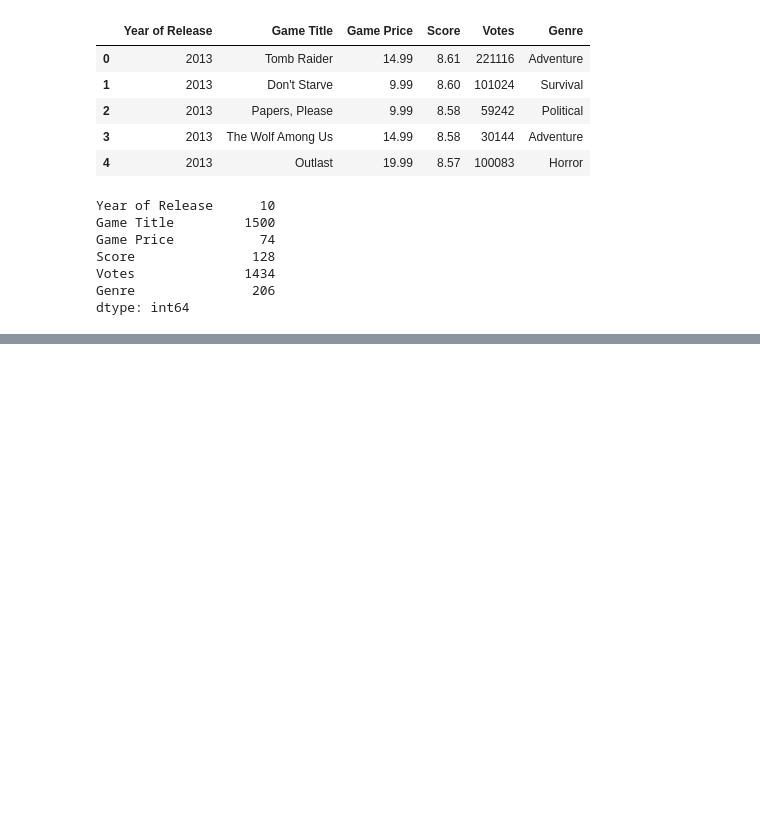
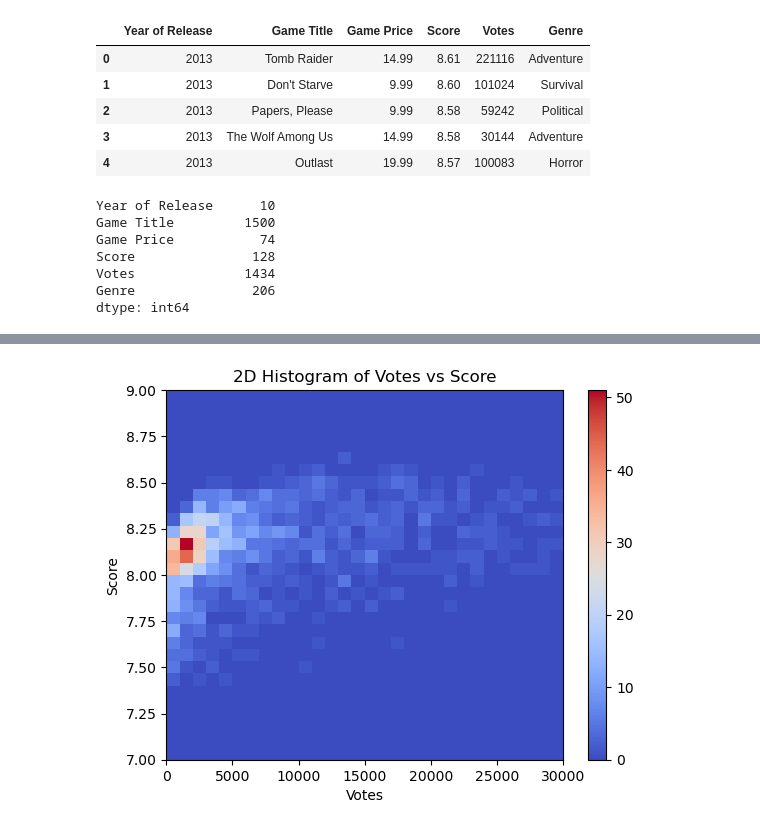
Before and after one commit to MitchellWorthington/4185_Final_Project, a Jupyter notebook: 4185_best_games.ipynb, the cells around one changed output, grey strips where cells are left out. Drawn from its saved outputs; the diff is of its cells as text; code cells hidden in the pictures; blank space fills up the shorter version.

```diff
--- a/4185_best_games.ipynb
+++ b/4185_best_games.ipynb
@@ -207,0 +254,16 @@ df.to_csv("games_dataset_cleaned.csv")
+# %%
+# Create a scatter plot with a linear regression line
+plt.hist2d(df["Votes"], df["Score"], bins=30, cmap="coolwarm", range=[[0, 30000], [7, 9]])
+
+# Set chart title and axis labels
+plt.title('2D Histogram of Votes vs Score')
+plt.xlabel('Votes')
+plt.ylabel('Score')
+
+
+plt.colorbar()
+
+# Show the chart
+plt.show()
+# %% [output]
+[figure, added]
```
Also changed, not shown: parts of 6 cells of this notebook.
